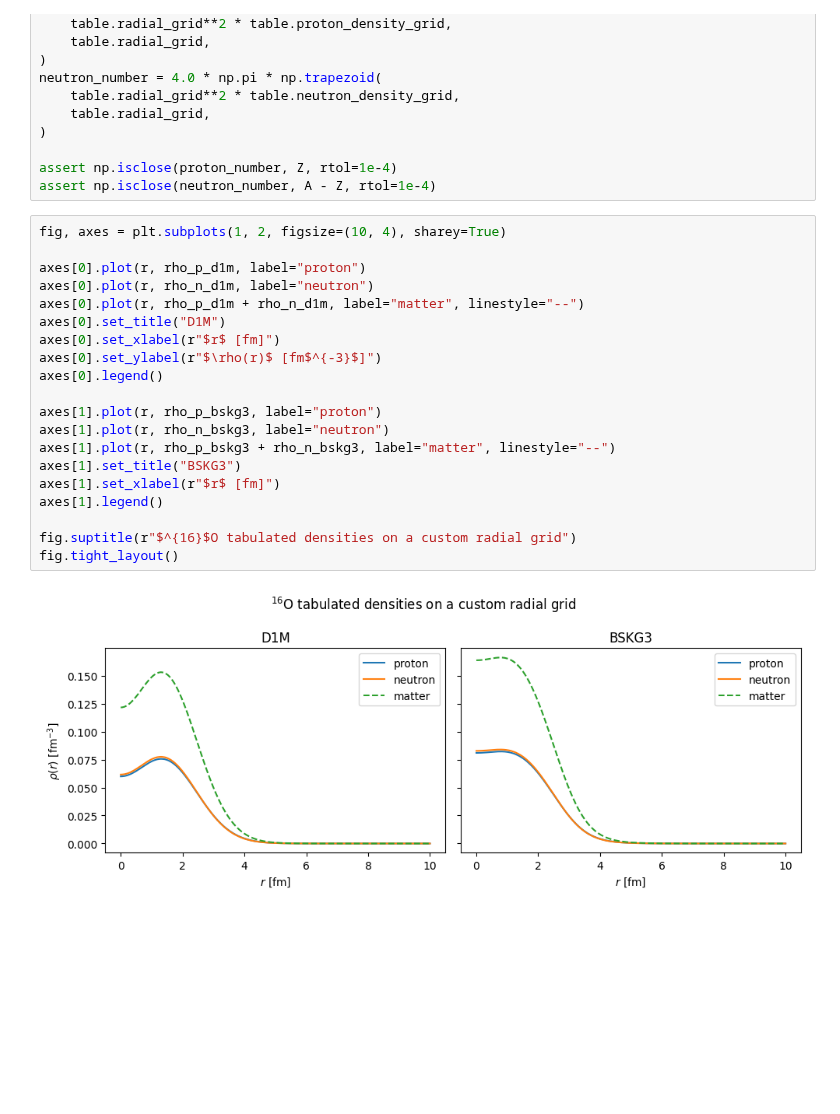
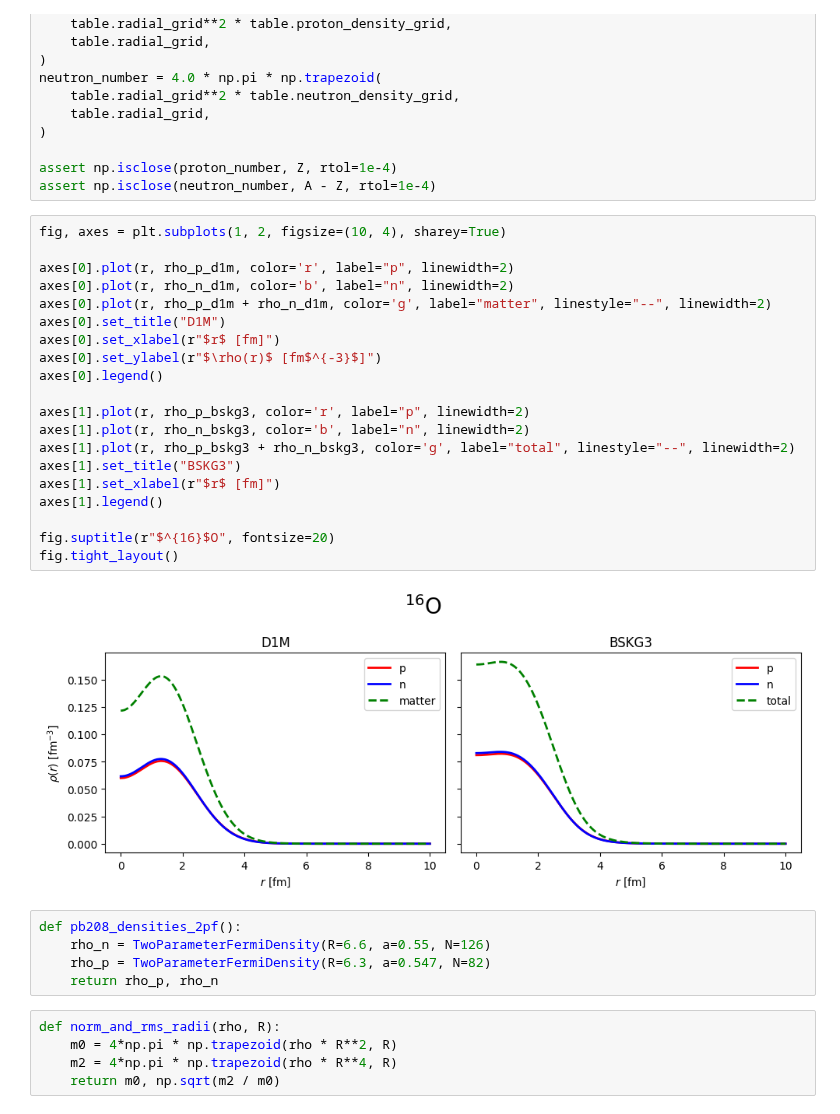
Before and after one commit to beykyle/jitr, a Jupyter notebook: examples/notebooks/tabulated_density_demo.ipynb, the cells around one changed output. Saved outputs shown, nothing was run; the diff lists cells and outputs as text; blank space fills up the shorter version.

Commit message:
update tabulated density example

```diff
--- a/examples/notebooks/tabulated_density_demo.ipynb
+++ b/examples/notebooks/tabulated_density_demo.ipynb
@@ -67,22 +71,32 @@ assert np.isclose(neutron_number, A - Z, rtol=1e-4)
 # %%
 fig, axes = plt.subplots(1, 2, figsize=(10, 4), sharey=True)
 
-axes[0].plot(r, rho_p_d1m, label="proton")
-axes[0].plot(r, rho_n_d1m, label="neutron")
-axes[0].plot(r, rho_p_d1m + rho_n_d1m, label="matter", linestyle="--")
+axes[0].plot(r, rho_p_d1m, color='r', label="p", linewidth=2)
+axes[0].plot(r, rho_n_d1m, color='b', label="n", linewidth=2)
+axes[0].plot(r, rho_p_d1m + rho_n_d1m, color='g', label="matter", linestyle="--", linewidth=2)
 axes[0].set_title("D1M")
 axes[0].set_xlabel(r"$r$ [fm]")
 axes[0].set_ylabel(r"$\rho(r)$ [fm$^{-3}$]")
 axes[0].legend()
 
-axes[1].plot(r, rho_p_bskg3, label="proton")
-axes[1].plot(r, rho_n_bskg3, label="neutron")
-axes[1].plot(r, rho_p_bskg3 + rho_n_bskg3, label="matter", linestyle="--")
+axes[1].plot(r, rho_p_bskg3, color='r', label="p", linewidth=2)
+axes[1].plot(r, rho_n_bskg3, color='b', label="n", linewidth=2)
+axes[1].plot(r, rho_p_bskg3 + rho_n_bskg3, color='g', label="total", linestyle="--", linewidth=2)
 axes[1].set_title("BSKG3")
 axes[1].set_xlabel(r"$r$ [fm]")
 axes[1].legend()
 
-fig.suptitle(r"$^{16}$O tabulated densities on a custom radial grid")
+fig.suptitle(r"$^{16}$O", fontsize=20)
 fig.tight_layout()
 # %% [output]
-[figure, old version]
+[figure, new version]
+# %%
+def pb208_densities_2pf():
+    rho_n = TwoParameterFermiDensity(R=6.6, a=0.55, N=126)
+    rho_p = TwoParameterFermiDensity(R=6.3, a=0.547, N=82)
+    return rho_p, rho_n
+# %%
+def norm_and_rms_radii(rho, R):
+    m0 = 4*np.pi * np.trapezoid(rho * R**2, R)
+    m2 = 4*np.pi * np.trapezoid(rho * R**4, R)
+    return m0, np.sqrt(m2 / m0)
```
Also changed, not shown: parts of 5 cells of this notebook.
